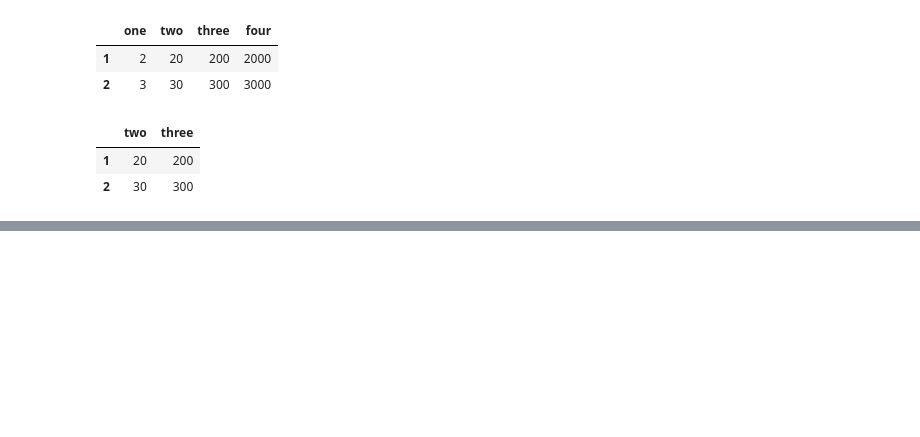
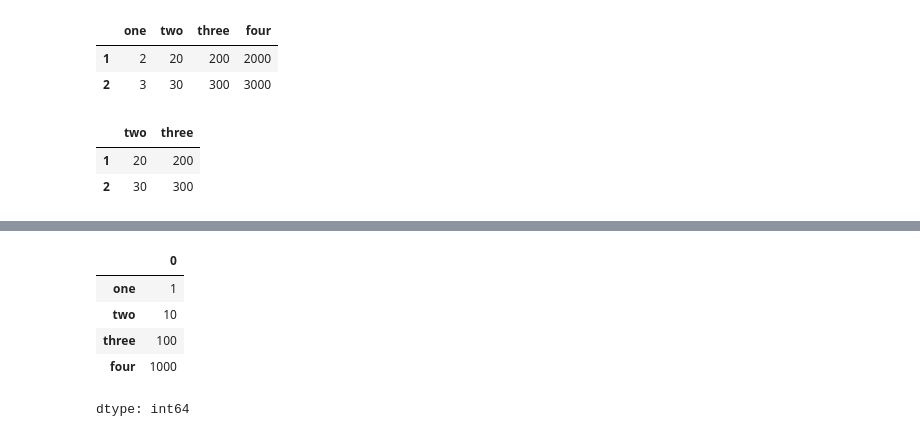
Before and after one commit to NarendarB0152/VignanUniversityWorkShop, a Jupyter notebook: Pandas/Pandas.ipynb, the cells around one changed output, grey strips where cells are left out. Drawn from its saved outputs; the diff is of its cells as text; code cells hidden in the pictures; blank space fills up the shorter version.

```diff
--- a/Pandas/Pandas.ipynb
+++ b/Pandas/Pandas.ipynb
@@ -288,0 +323,9 @@ df.loc[1:2,'two':'three']
+# %%
+df.min()
+# %% [output]
+|  | 0 |
+| one | 1 |
+| two | 10 |
+| three | 100 |
+| four | 1000 |
+dtype: int64
```
Also changed, not shown: parts of 6 cells of this notebook.
